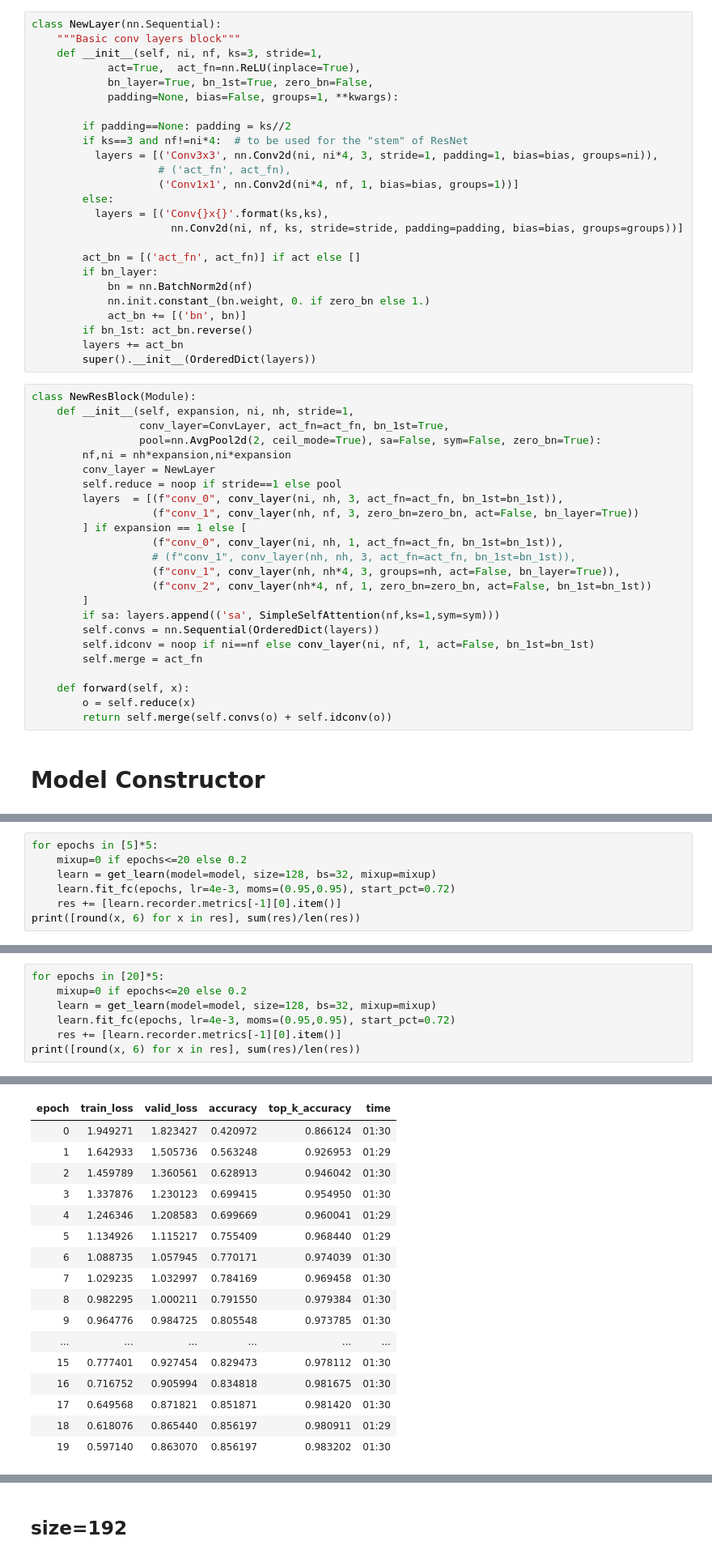
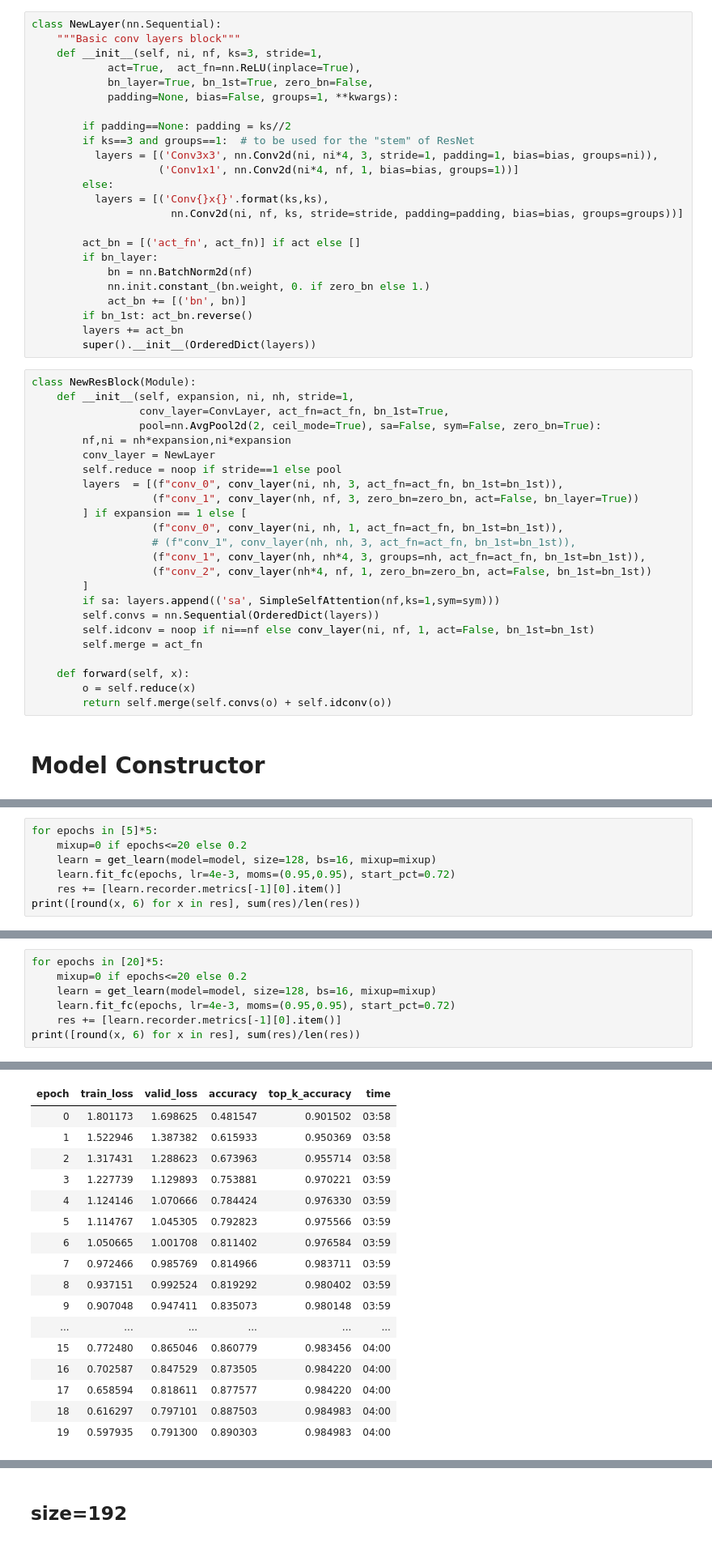
Before and after one commit to BoaEi/imagenette_experiments, a Jupyter notebook: ResNet_separable.ipynb, the cells around one changed output, grey strips where cells are left out. Shown at 81% size. Cells and saved outputs as stored; diff of their text form.

```diff
--- a/ResNet_separable.ipynb
+++ b/ResNet_separable.ipynb
@@ -35,9 +35,8 @@ class NewLayer(nn.Sequential):
             padding=None, bias=False, groups=1, **kwargs):
 
         if padding==None: padding = ks//2
-        if ks==3 and nf!=ni*4:  # to be used for the "stem" of ResNet
+        if ks==3 and groups==1:  # to be used for the "stem" of ResNet
           layers = [('Conv3x3', nn.Conv2d(ni, ni*4, 3, stride=1, padding=1, bias=bias, groups=ni)),
-                    # ('act_fn', act_fn),
                     ('Conv1x1', nn.Conv2d(ni*4, nf, 1, bias=bias, groups=1))]
         else:
           layers = [('Conv{}x{}'.format(ks,ks),
@@ -64,7 +63,7 @@ class NewResBlock(Module):
         ] if expansion == 1 else [
                    (f"conv_0", conv_layer(ni, nh, 1, act_fn=act_fn, bn_1st=bn_1st)),
                    # (f"conv_1", conv_layer(nh, nh, 3, act_fn=act_fn, bn_1st=bn_1st)),
-                   (f"conv_1", conv_layer(nh, nh*4, 3, groups=nh, act=False, bn_layer=True)),
+                   (f"conv_1", conv_layer(nh, nh*4, 3, groups=nh, act_fn=act_fn, bn_1st=bn_1st)),
                    (f"conv_2", conv_layer(nh*4, nf, 1, zero_bn=zero_bn, act=False, bn_1st=bn_1st))
         ]
         if sa: layers.append(('sa', SimpleSelfAttention(nf,ks=1,sym=sym)))
@@ -93,7 +98,7 @@ res = []
 # %%
 for epochs in [5]*5:
     mixup=0 if epochs<=20 else 0.2
-    learn = get_learn(model=model, size=128, bs=32, mixup=mixup)
+    learn = get_learn(model=model, size=128, bs=16, mixup=mixup)
     learn.fit_fc(epochs, lr=4e-3, moms=(0.95,0.95), start_pct=0.72)
     res += [learn.recorder.metrics[-1][0].item()]
 print([round(x, 6) for x in res], sum(res)/len(res))
@@ -152,27 +139,27 @@ res, '5 mean: {}'.format(sum(res)/5)
 # %%
 for epochs in [20]*5:
     mixup=0 if epochs<=20 else 0.2
-    learn = get_learn(model=model, size=128, bs=32, mixup=mixup)
+    learn = get_learn(model=model, size=128, bs=16, mixup=mixup)
     learn.fit_fc(epochs, lr=4e-3, moms=(0.95,0.95), start_pct=0.72)
     res += [learn.recorder.metrics[-1][0].item()]
 print([round(x, 6) for x in res], sum(res)/len(res))
 # %% [output]
 data path   /root/.fastai/data/imagewoof2
 Learn path /root/.fastai/data/imagewoof2
 | epoch | train_loss | valid_loss | accuracy | top_k_accuracy | time |
-| 0 | 1.949271 | 1.823427 | 0.420972 | 0.866124 | 01:30 |
-| 1 | 1.642933 | 1.505736 | 0.563248 | 0.926953 | 01:29 |
-| 2 | 1.459789 | 1.360561 | 0.628913 | 0.946042 | 01:30 |
-| 3 | 1.337876 | 1.230123 | 0.699415 | 0.954950 | 01:30 |
-| 4 | 1.246346 | 1.208583 | 0.699669 | 0.960041 | 01:29 |
-| 5 | 1.134926 | 1.115217 | 0.755409 | 0.968440 | 01:29 |
-| 6 | 1.088735 | 1.057945 | 0.770171 | 0.974039 | 01:30 |
-| 7 | 1.029235 | 1.032997 | 0.784169 | 0.969458 | 01:30 |
-| 8 | 0.982295 | 1.000211 | 0.791550 | 0.979384 | 01:30 |
-| 9 | 0.964776 | 0.984725 | 0.805548 | 0.973785 | 01:30 |
+| 0 | 1.801173 | 1.698625 | 0.481547 | 0.901502 | 03:58 |
+| 1 | 1.522946 | 1.387382 | 0.615933 | 0.950369 | 03:58 |
+| 2 | 1.317431 | 1.288623 | 0.673963 | 0.955714 | 03:58 |
+| 3 | 1.227739 | 1.129893 | 0.753881 | 0.970221 | 03:59 |
+| 4 | 1.124146 | 1.070666 | 0.784424 | 0.976330 | 03:59 |
+| 5 | 1.114767 | 1.045305 | 0.792823 | 0.975566 | 03:59 |
+| 6 | 1.050665 | 1.001708 | 0.811402 | 0.976584 | 03:59 |
+| 7 | 0.972466 | 0.985769 | 0.814966 | 0.983711 | 03:59 |
+| 8 | 0.937151 | 0.992524 | 0.819292 | 0.980402 | 03:59 |
+| 9 | 0.907048 | 0.947411 | 0.835073 | 0.980148 | 03:59 |
 | ... | ... | ... | ... | ... | ... |
-| 15 | 0.777401 | 0.927454 | 0.829473 | 0.978112 | 01:30 |
-| 16 | 0.716752 | 0.905994 | 0.834818 | 0.981675 | 01:30 |
-| 17 | 0.649568 | 0.871821 | 0.851871 | 0.981420 | 01:30 |
-| 18 | 0.618076 | 0.865440 | 0.856197 | 0.980911 | 01:29 |
-| 19 | 0.597140 | 0.863070 | 0.856197 | 0.983202 | 01:30 |
+| 15 | 0.772480 | 0.865046 | 0.860779 | 0.983456 | 04:00 |
+| 16 | 0.702587 | 0.847529 | 0.873505 | 0.984220 | 04:00 |
+| 17 | 0.658594 | 0.818611 | 0.877577 | 0.984220 | 04:00 |
+| 18 | 0.616297 | 0.797101 | 0.887503 | 0.984983 | 04:00 |
+| 19 | 0.597935 | 0.791300 | 0.890303 | 0.984983 | 04:00 |
```
Also changed, not shown: parts of 46 cells of this notebook.
